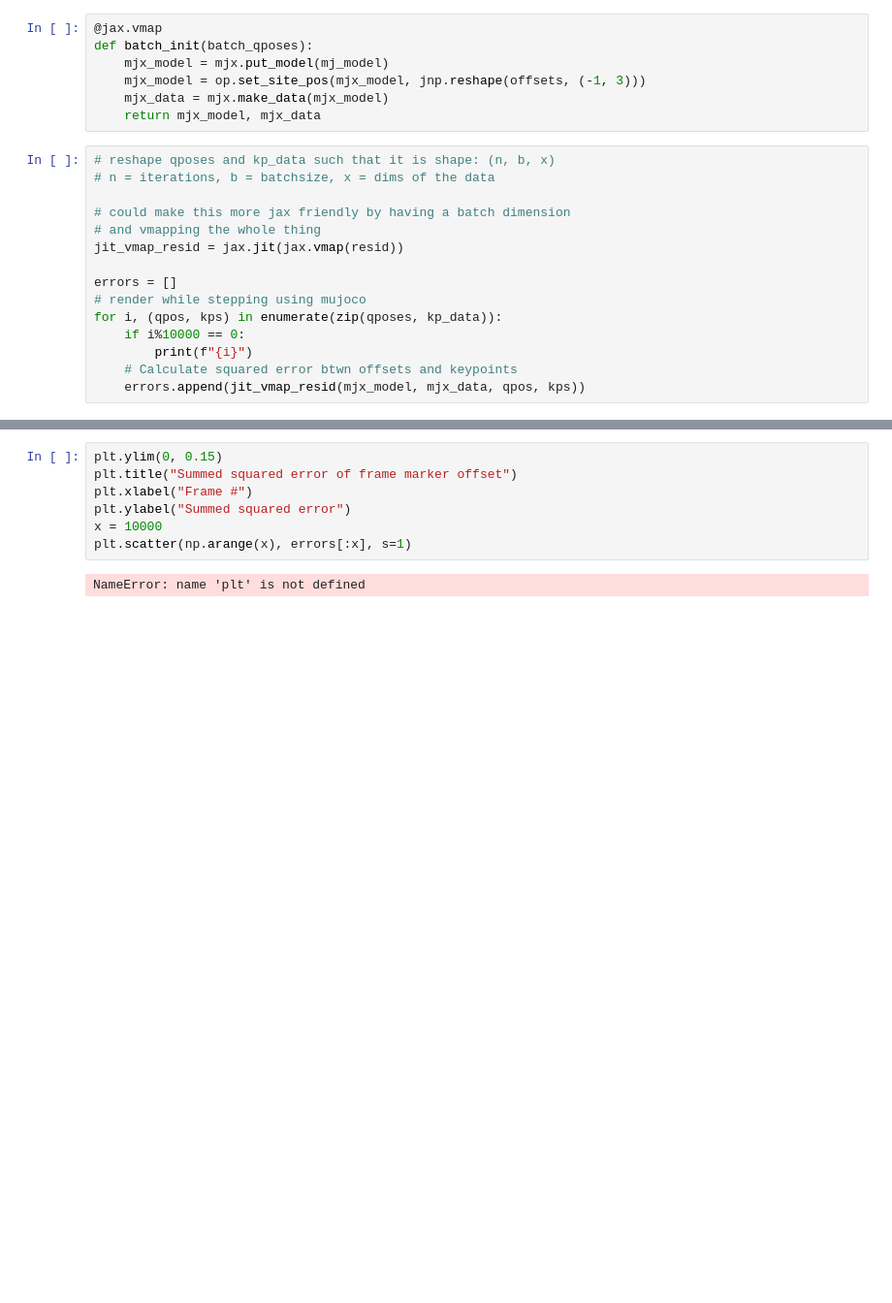
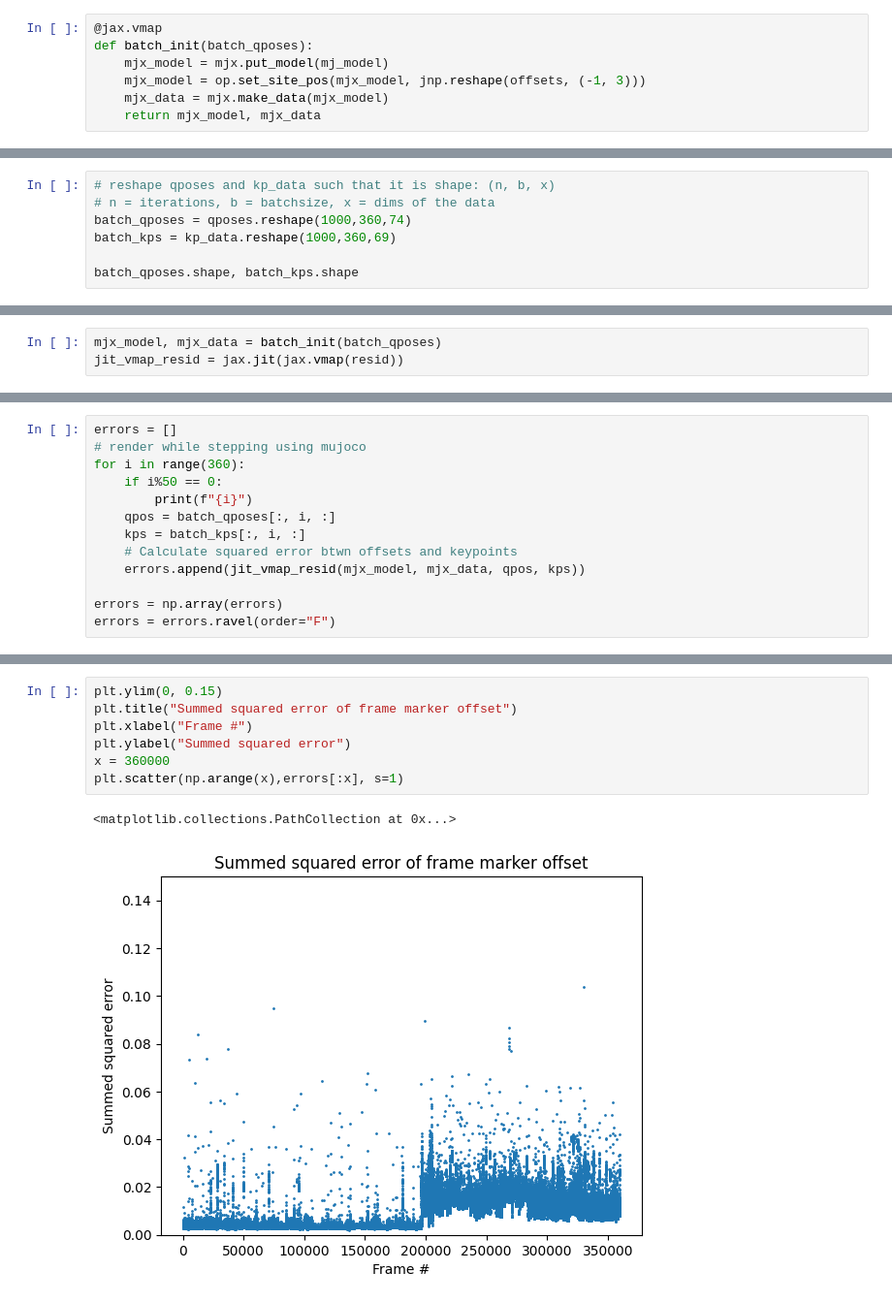
Before and after one commit to talmolab/stac-mjx, a Jupyter notebook: stac-mjx/graph_error.ipynb, the cells around one changed output, grey strips where cells are left out. Shown at 97% size. Cells and saved outputs as stored; diff of their text form; blank space fills up the shorter version.

Commit message:
batch compute for getting marker error

```diff
--- a/stac-mjx/graph_error.ipynb
+++ b/stac-mjx/graph_error.ipynb
@@ -64,18 +64,3 @@ def batch_init(batch_qposes):
     mjx_model = op.set_site_pos(mjx_model, jnp.reshape(offsets, (-1, 3)))
     mjx_data = mjx.make_data(mjx_model)
     return mjx_model, mjx_data
-# %%
-# reshape qposes and kp_data such that it is shape: (n, b, x)
-# n = iterations, b = batchsize, x = dims of the data
-
-# could make this more jax friendly by having a batch dimension
-# and vmapping the whole thing
-jit_vmap_resid = jax.jit(jax.vmap(resid))
-
-errors = []
-# render while stepping using mujoco
-for i, (qpos, kps) in enumerate(zip(qposes, kp_data)):
-    if i%10000 == 0:
-        print(f"{i}")
-    # Calculate squared error btwn offsets and keypoints
-    errors.append(jit_vmap_resid(mjx_model, mjx_data, qpos, kps))
@@ -99,0 +67,7 @@ for i, (qpos, kps) in enumerate(zip(qposes, kp_data)):
+# %%
+# reshape qposes and kp_data such that it is shape: (n, b, x)
+# n = iterations, b = batchsize, x = dims of the data
+batch_qposes = qposes.reshape(1000,360,74)
+batch_kps = kp_data.reshape(1000,360,69)
+
+batch_qposes.shape, batch_kps.shape
@@ -99,0 +76,3 @@ for i, (qpos, kps) in enumerate(zip(qposes, kp_data)):
+# %%
+mjx_model, mjx_data = batch_init(batch_qposes)
+jit_vmap_resid = jax.jit(jax.vmap(resid))
@@ -99,0 +97,13 @@ for i, (qpos, kps) in enumerate(zip(qposes, kp_data)):
+# %%
+errors = []
+# render while stepping using mujoco
+for i in range(360):
+    if i%50 == 0:
+        print(f"{i}")
+    qpos = batch_qposes[:, i, :]
+    kps = batch_kps[:, i, :]
+    # Calculate squared error btwn offsets and keypoints
+    errors.append(jit_vmap_resid(mjx_model, mjx_data, qpos, kps))
+
+errors = np.array(errors)
+errors = errors.ravel(order="F")
@@ -100,9 +119,10 @@ for i, (qpos, kps) in enumerate(zip(qposes, kp_data)):
 # %%
 plt.ylim(0, 0.15)
 plt.title("Summed squared error of frame marker offset")
 plt.xlabel("Frame #")
 plt.ylabel("Summed squared error")
-x = 10000
-plt.scatter(np.arange(x), errors[:x], s=1)
+x = 360000
+plt.scatter(np.arange(x),errors[:x], s=1)
 # %% [output]
-NameError: name 'plt' is not defined
+<matplotlib.collections.PathCollection at 0x...>
+[figure, added]
```
Also changed, not shown: parts of 6 cells of this notebook.
